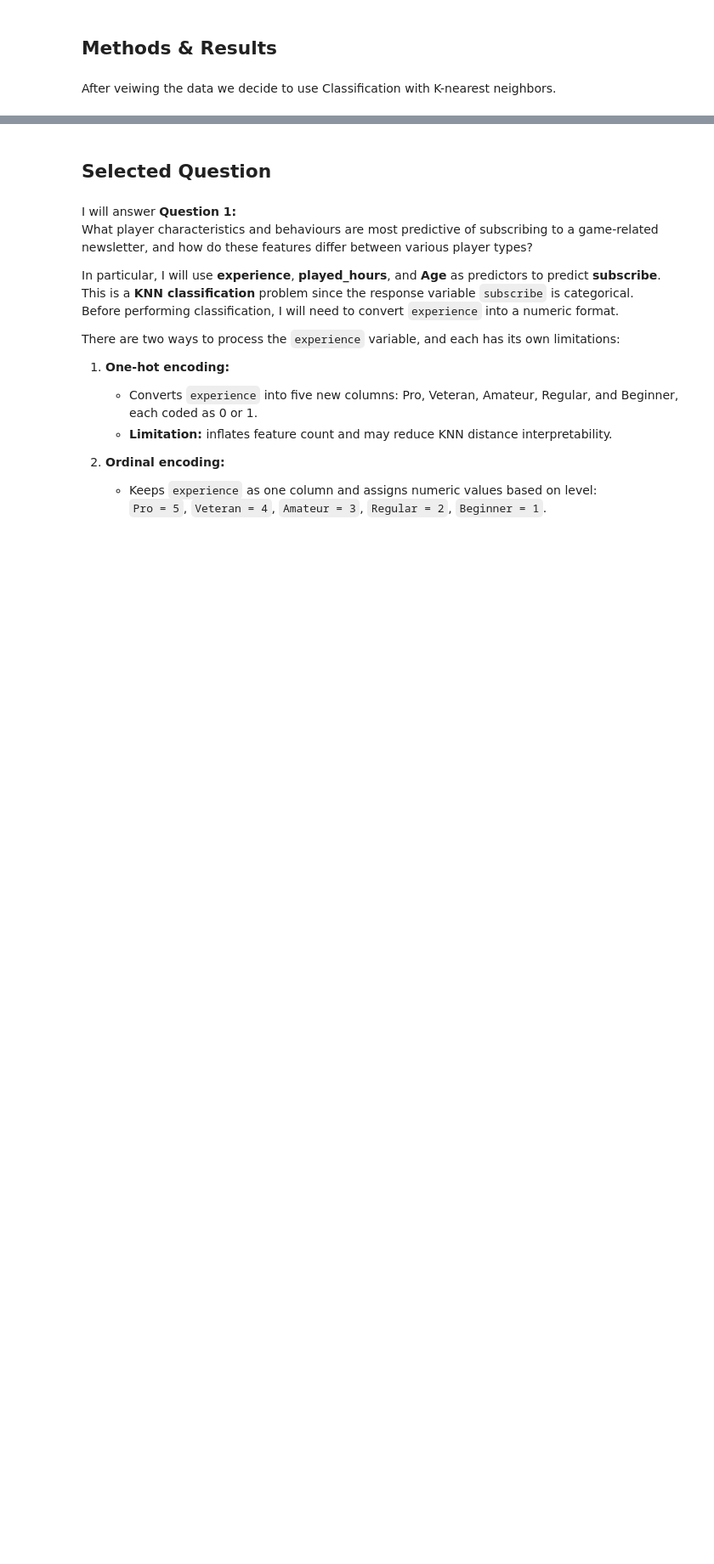
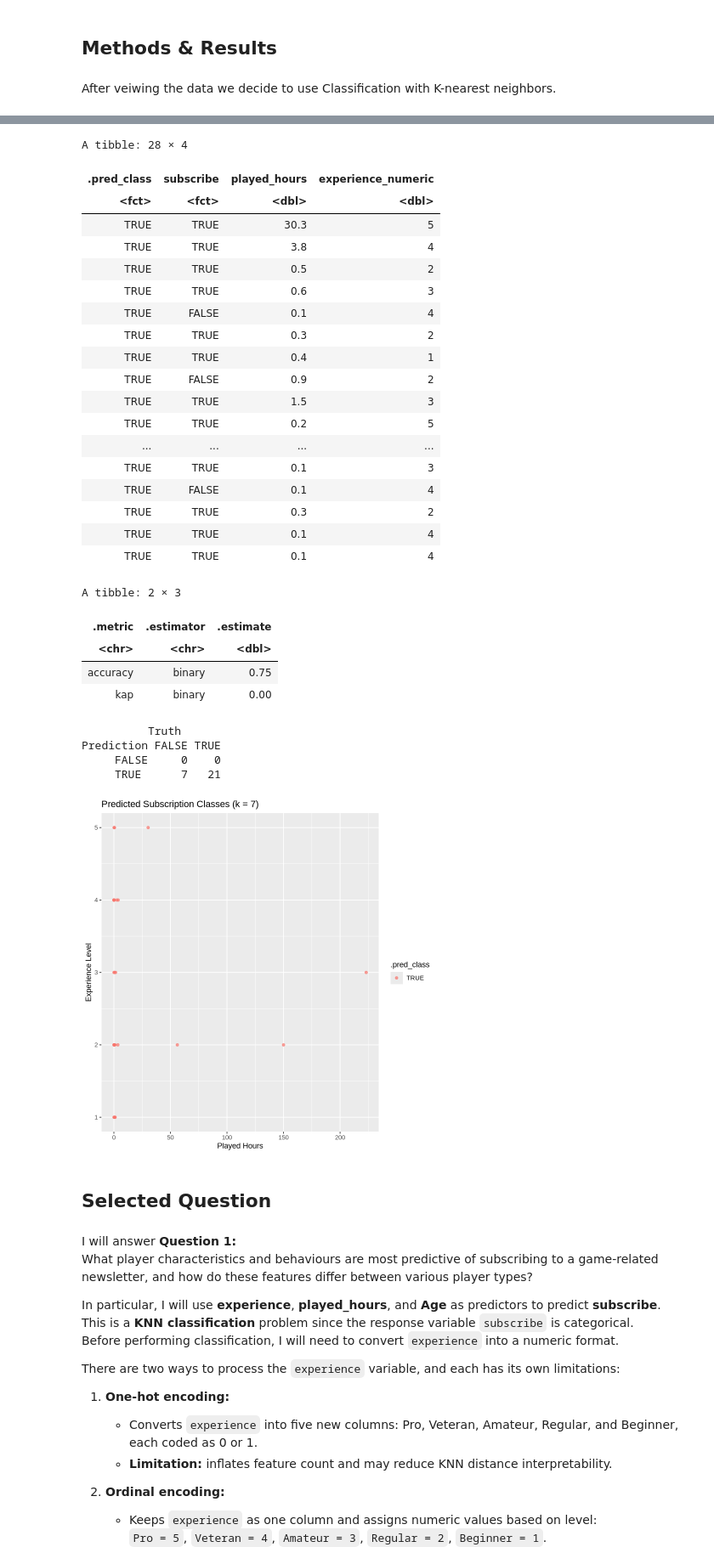
Before and after one commit to lsqolivia/Final-Report-34, a Jupyter notebook: dsci project-34 (7).ipynb, the cells around one changed output, grey strips where cells are left out. Shown at 85% size. Drawn from its saved outputs; the diff is of its cells as text; code cells hidden in the pictures; blank space fills up the shorter version.

```diff
--- a/dsci project-34 (7).ipynb
+++ b/dsci project-34 (7).ipynb
@@ -223,0 +72,12 @@ make a plot that x is k and y is accuracy to get k.
+# %%
+clean_players <- players |>
+select(c(1,2,4,6,7))
+
+clean_players |>
+map_lgl(anyNA)
+
+clean_players <- clean_players |>
+filter(!is.na(Age)) |>
+filter(played_hours>0)
+
+clean_players$subscribe <- factor(clean_players$subscribe)
@@ -224,3 +312,62 @@ make a plot that x is k and y is accuracy to get k.
+# %%
+final_wf <- workflow() |>
+add_recipe(players_recipe) |>
+add_model(nearest_neighbor(weight_func = "rectangular", neighbors = 7) |>
+set_engine("kknn") |>
+set_mode("classification")) |>
+fit(players_train)
+
+test_predictions <- predict(final_wf, players_test) |>
+bind_cols(players_test)
+
+metrics <- test_predictions |>
+  metrics(truth = subscribe, estimate = .pred_class)
+
+conf_mat <- test_predictions |>
+  conf_mat(truth = subscribe, estimate = .pred_class)
+
+test_predictions
+metrics
+conf_mat
+
+test_set <- test_predictions |>
+mutate(predicted = .pred_class) |>
+ggplot(aes(x = played_hours, y = experience_numeric, color = .pred_class)) +
+geom_point(alpha = 0.7) +
+labs(title = "Predicted Subscription Classes (k = 7)",
+     x = "Played Hours",
+     y = "Experience Level")
+test_set
+# %% [output]
+A tibble: 28 × 4
+| .pred_class | subscribe | played_hours | experience_numeric |
+| <fct> | <fct> | <dbl> | <dbl> |
+| TRUE | TRUE | 30.3 | 5 |
+| TRUE | TRUE | 3.8 | 4 |
+| TRUE | TRUE | 0.5 | 2 |
+| TRUE | TRUE | 0.6 | 3 |
+| TRUE | FALSE | 0.1 | 4 |
+| TRUE | TRUE | 0.3 | 2 |
+| TRUE | TRUE | 0.4 | 1 |
+| TRUE | FALSE | 0.9 | 2 |
+| TRUE | TRUE | 1.5 | 3 |
+| TRUE | TRUE | 0.2 | 5 |
+| ... | ... | ... | ... |
+| TRUE | TRUE | 0.1 | 3 |
+| TRUE | FALSE | 0.1 | 4 |
+| TRUE | TRUE | 0.3 | 2 |
+| TRUE | TRUE | 0.1 | 4 |
+| TRUE | TRUE | 0.1 | 4 |
+A tibble: 2 × 3
+| .metric | .estimator | .estimate |
+| <chr> | <chr> | <dbl> |
+| accuracy | binary | 0.75 |
+| kap | binary | 0.00 |
+          Truth
+Prediction FALSE TRUE
+     FALSE     0    0
+     TRUE      7   21
+[figure, added]
 # %% [markdown]
 ## Selected Question
 # %% [markdown]
```
Also changed, not shown: parts of 59 cells of this notebook.
